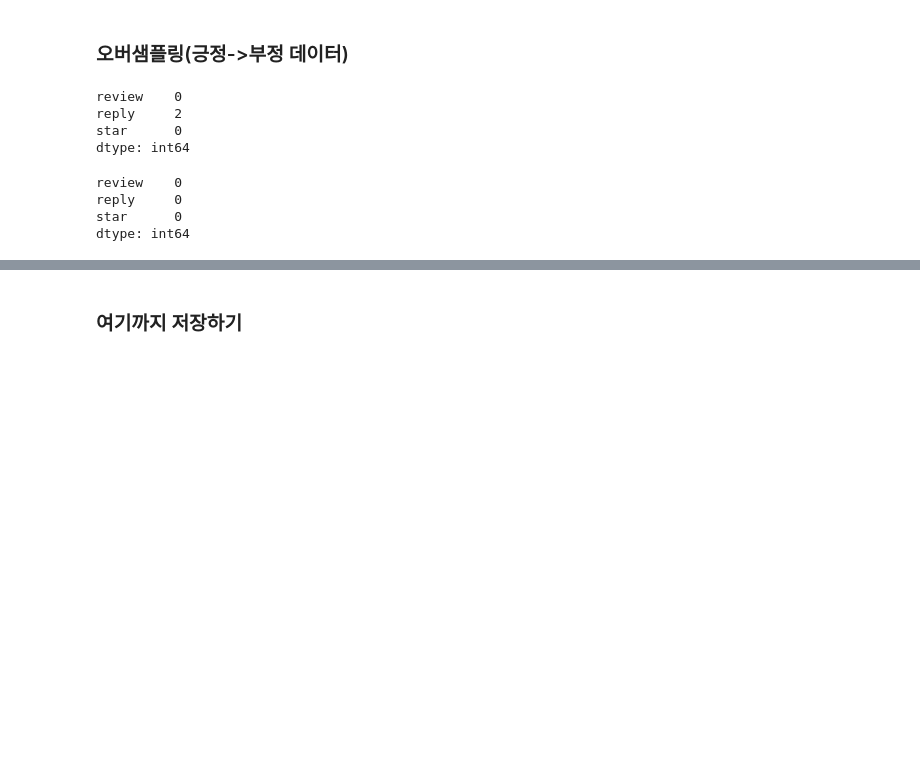
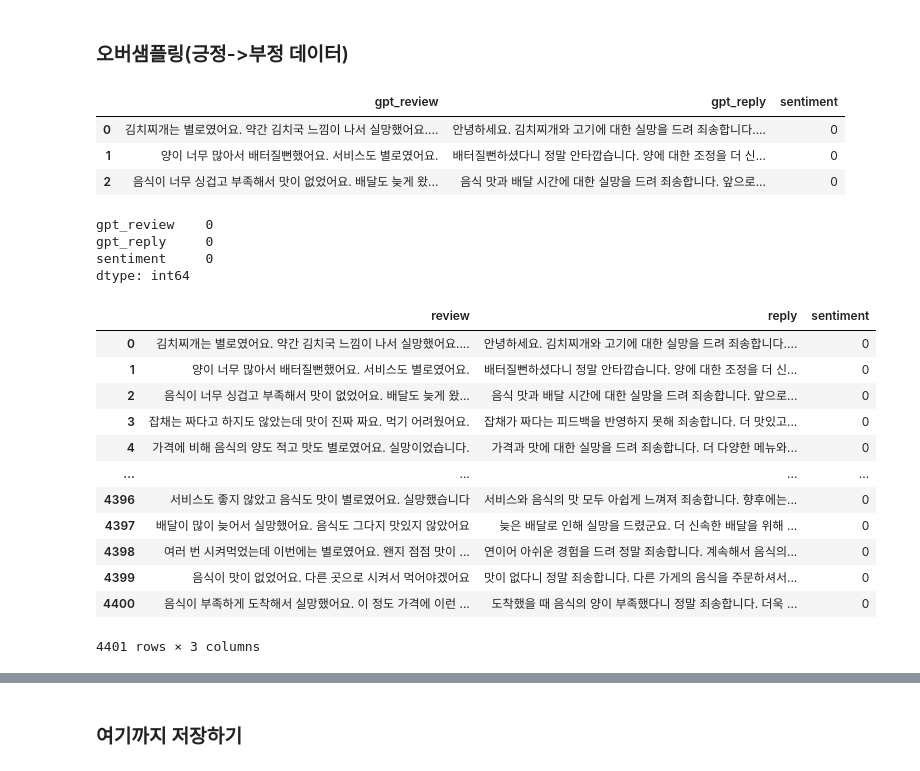
Before and after one commit to swoo-nam/BootCamp_project_final, a Jupyter notebook: 남상우_GRU기반_생성AI_모델링_ver4.ipynb, the cells around one changed output, grey strips where cells are left out. Cells and saved outputs as stored; diff of their text form; code cells hidden in the pictures; blank space fills up the shorter version.

```diff
--- a/남상우_GRU기반_생성AI_모델링_ver4.ipynb
+++ b/남상우_GRU기반_생성AI_모델링_ver4.ipynb
@@ -102,20 +120,37 @@ len(train[train['sentiment'] == 0])/len(train[train['sentiment'] == 1])
 # %% [markdown]
 ### 오버샘플링(긍정->부정 데이터)
+# %%
+pd.read_csv(f"{DATA_PATH}train_gpt_4400.csv").head(3)
+# %% [output]
+|  | gpt_review | gpt_reply | sentiment |
+| 0 | 김치찌개는 별로였어요. 약간 김치국 느낌이 나서 실망했어요.... | 안녕하세요. 김치찌개와 고기에 대한 실망을 드려 죄송합니다.... | 0 |
+| 1 | 양이 너무 많아서 배터질뻔했어요. 서비스도 별로였어요. | 배터질뻔하셨다니 정말 안타깝습니다. 양에 대한 조정을 더 신... | 0 |
+| 2 | 음식이 너무 싱겁고 부족해서 맛이 없었어요. 배달도 늦게 왔... | 음식 맛과 배달 시간에 대한 실망을 드려 죄송합니다. 앞으로... | 0 |
 # %%
-train_over = pd.read_csv(f"{DATA_PATH}train_over_0905.csv")
-train_over.isnull().sum()
+train_gpt = pd.read_csv(f"{DATA_PATH}train_gpt_4400.csv")
+train_gpt.isnull().sum()
 # %% [output]
-review    0
-reply     2
-star      0
+gpt_review    0
+gpt_reply     0
+sentiment     0
 dtype: int64
-# %%
-idx_null_over = train_over[train_over['reply'].isnull()].index
-train_over = train_over.drop(idx_null_over, axis=0)
-train_over.isnull().sum()
-# %% [output]
-review    0
-reply     0
-star      0
-dtype: int64
+# %%
+# 컬럼명 통일
+rename_col = {'gpt_review': 'review', 'gpt_reply': 'reply'}
+train_gpt.rename(columns=rename_col, inplace=True)
+train_gpt
+# %% [output]
+|  | review | reply | sentiment |
+| 0 | 김치찌개는 별로였어요. 약간 김치국 느낌이 나서 실망했어요.... | 안녕하세요. 김치찌개와 고기에 대한 실망을 드려 죄송합니다.... | 0 |
+| 1 | 양이 너무 많아서 배터질뻔했어요. 서비스도 별로였어요. | 배터질뻔하셨다니 정말 안타깝습니다. 양에 대한 조정을 더 신... | 0 |
+| 2 | 음식이 너무 싱겁고 부족해서 맛이 없었어요. 배달도 늦게 왔... | 음식 맛과 배달 시간에 대한 실망을 드려 죄송합니다. 앞으로... | 0 |
+| 3 | 잡채는 짜다고 하지도 않았는데 맛이 진짜 짜요. 먹기 어려웠어요. | 잡채가 짜다는 피드백을 반영하지 못해 죄송합니다. 더 맛있고... | 0 |
+| 4 | 가격에 비해 음식의 양도 적고 맛도 별로였어요. 실망이었습니다. | 가격과 맛에 대한 실망을 드려 죄송합니다. 더 다양한 메뉴와... | 0 |
+| ... | ... | ... | ... |
+| 4396 | 서비스도 좋지 않았고 음식도 맛이 별로였어요. 실망했습니다 | 서비스와 음식의 맛 모두 아쉽게 느껴져 죄송합니다. 향후에는... | 0 |
+| 4397 | 배달이 많이 늦어서 실망했어요. 음식도 그다지 맛있지 않았어요 | 늦은 배달로 인해 실망을 드렸군요. 더 신속한 배달을 위해 ... | 0 |
+| 4398 | 여러 번 시켜먹었는데 이번에는 별로였어요. 왠지 점점 맛이 ... | 연이어 아쉬운 경험을 드려 정말 죄송합니다. 계속해서 음식의... | 0 |
+| 4399 | 음식이 맛이 없었어요. 다른 곳으로 시켜서 먹어야겠어요 | 맛이 없다니 정말 죄송합니다. 다른 가게의 음식을 주문하셔서... | 0 |
+| 4400 | 음식이 부족하게 도착해서 실망했어요. 이 정도 가격에 이런 ... | 도착했을 때 음식의 양이 부족했다니 정말 죄송합니다. 더욱 ... | 0 |
+4401 rows × 3 columns
 # %%
```
Also changed, not shown: parts of 45 cells of this notebook.
